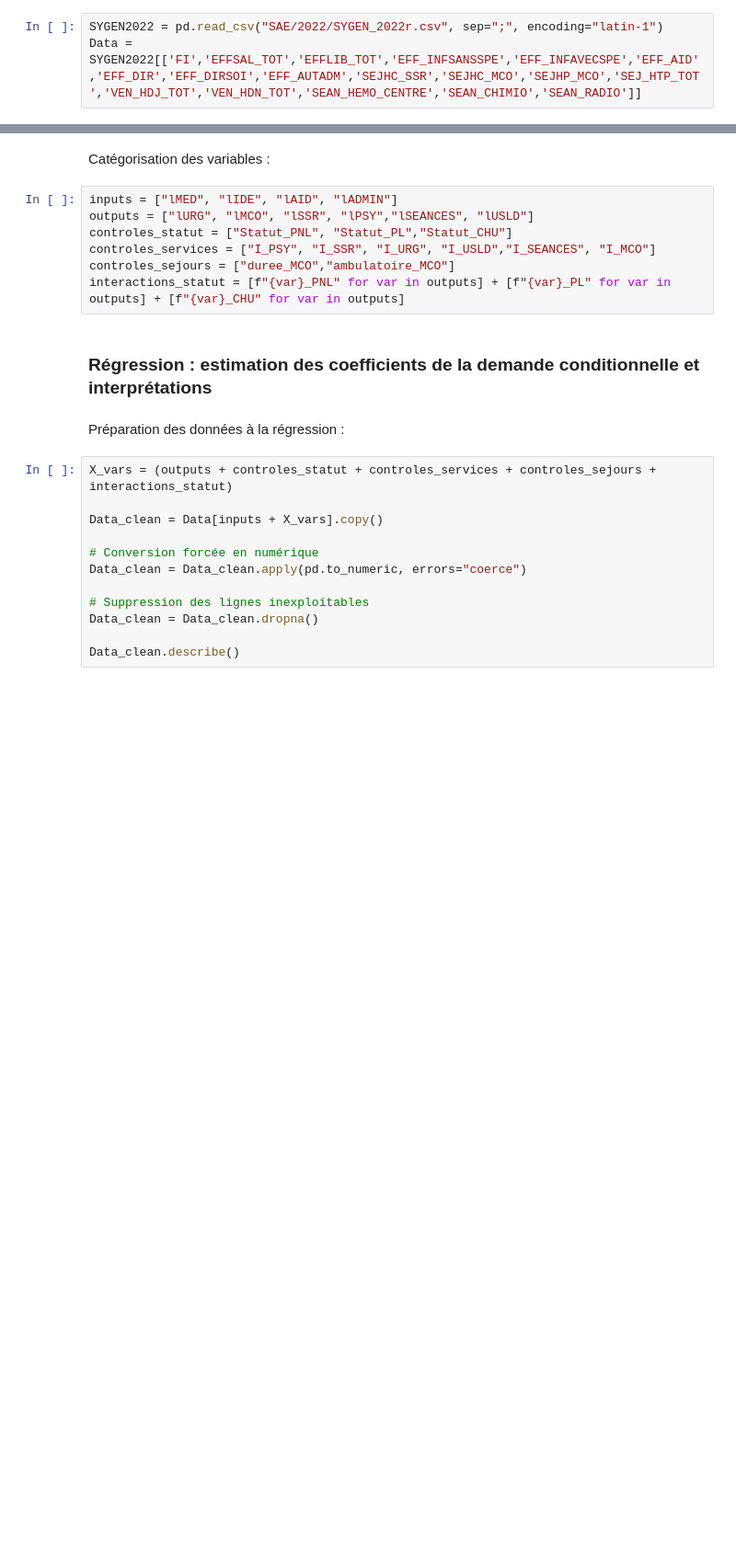
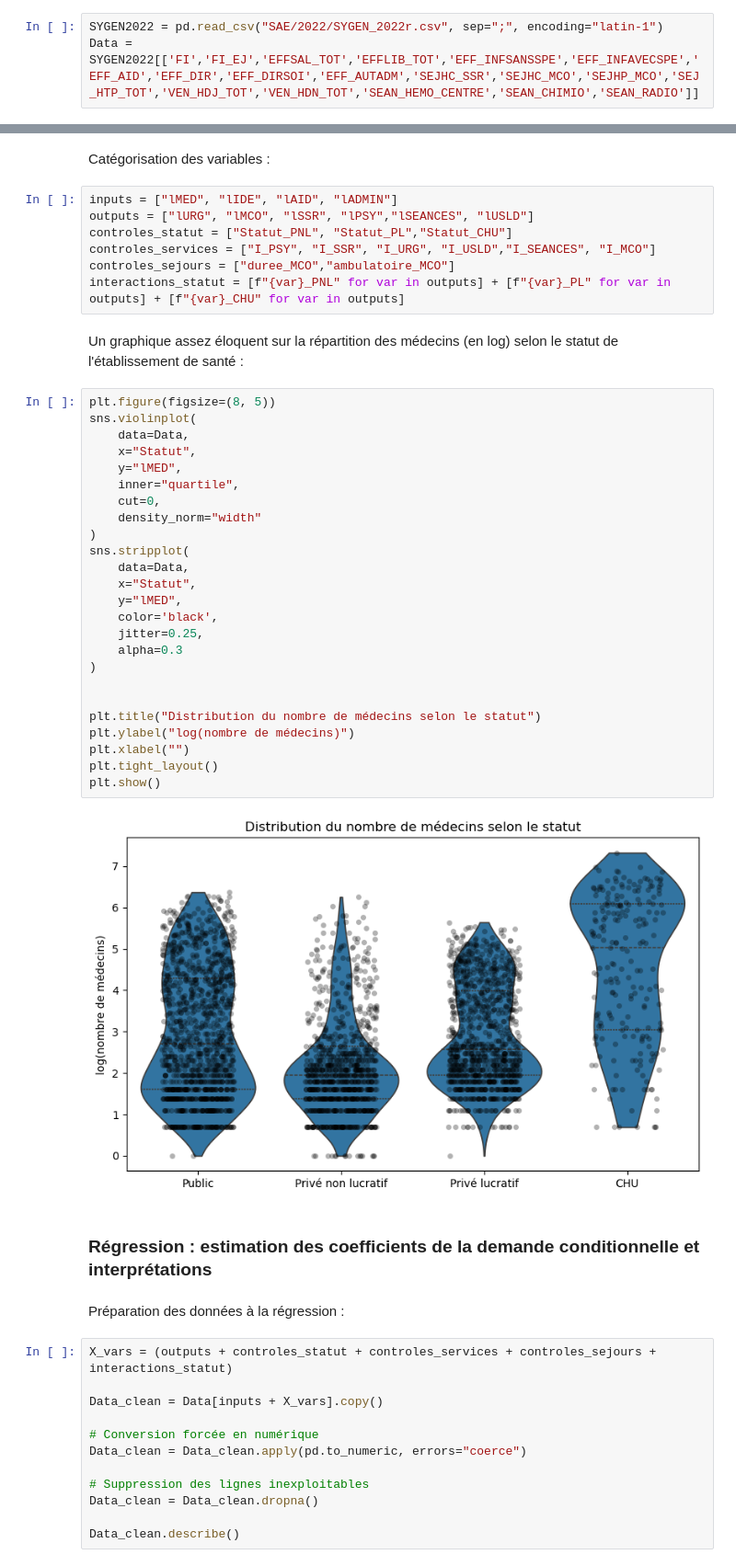
Before and after one commit to Alexandre484/StatApp, a Jupyter notebook: demande_conditionnelle.ipynb, the cells around one changed output, grey strips where cells are left out. Shown at 92% size. Saved outputs shown, nothing was run; the diff lists cells and outputs as text; blank space fills up the shorter version.

```diff
--- a/demande_conditionnelle.ipynb
+++ b/demande_conditionnelle.ipynb
@@ -16,7 +18,7 @@ import statsmodels.api as sm
 Extraction des Outputs et Inputs de 2022, dans un premiers temps on s'intéresse aux services d'Urgence, de Médecine, Chirurgie et obstétrique (MCO), Soins de suite et rééducation (SSR), Psychiatrie, Unité de soins de longue durée (USLD), et séances (séances de dyalise, de chimiothérapie, etc).
 # %%
 SYGEN2022 = pd.read_csv("SAE/2022/SYGEN_2022r.csv", sep=";", encoding="latin-1")
-Data = SYGEN2022[['FI','EFFSAL_TOT','EFFLIB_TOT','EFF_INFSANSSPE','EFF_INFAVECSPE','EFF_AID','EFF_DIR','EFF_DIRSOI','EFF_AUTADM','SEJHC_SSR','SEJHC_MCO','SEJHP_MCO','SEJ_HTP_TOT','VEN_HDJ_TOT','VEN_HDN_TOT','SEAN_HEMO_CENTRE','SEAN_CHIMIO','SEAN_RADIO']]
+Data = SYGEN2022[['FI','FI_EJ','EFFSAL_TOT','EFFLIB_TOT','EFF_INFSANSSPE','EFF_INFAVECSPE','EFF_AID','EFF_DIR','EFF_DIRSOI','EFF_AUTADM','SEJHC_SSR','SEJHC_MCO','SEJHP_MCO','SEJ_HTP_TOT','VEN_HDJ_TOT','VEN_HDN_TOT','SEAN_HEMO_CENTRE','SEAN_CHIMIO','SEAN_RADIO']]
 # %% [markdown]
 On extrait le statut des différents établissement depuis le fichier FINESS.xlsx obtenu sur le site SAE diffusion.
 On crée une distinction entre les hôpitaux publics classiques qui serviront par la suite de référence et les grands hôpitaux publics, les CHU, en ajoutant une catégorie 'CHU' dans la colonne 'Statut'
@@ -305,6 +326,35 @@ controles_statut = ["Statut_PNL", "Statut_PL","Statut_CHU"]
 controles_services = ["I_PSY", "I_SSR", "I_URG", "I_USLD","I_SEANCES", "I_MCO"]
 controles_sejours = ["duree_MCO","ambulatoire_MCO"]
 interactions_statut = [f"{var}_PNL" for var in outputs] + [f"{var}_PL" for var in outputs] + [f"{var}_CHU" for var in outputs]
+# %% [markdown]
+Un graphique assez éloquent sur la répartition des médecins (en log) selon le statut de l'établissement de santé :
+# %%
+plt.figure(figsize=(8, 5))
+sns.violinplot(
+    data=Data,
+    x="Statut",
+    y="lMED",
+    inner="quartile",
+    cut=0,
+    density_norm="width"
+)
+sns.stripplot(
+    data=Data,
+    x="Statut",
+    y="lMED",
+    color='black',
+    jitter=0.25,
+    alpha=0.3
+)
+
+
+plt.title("Distribution du nombre de médecins selon le statut")
+plt.ylabel("log(nombre de médecins)")
+plt.xlabel("")
+plt.tight_layout()
+plt.show()
+# %% [output]
+[figure, added]
 # %% [markdown]
 ### Régression : estimation des coefficients de la demande conditionnelle et interprétations
 # %% [markdown]
```
Also changed, not shown: parts of 11 cells of this notebook, 3 other files.
